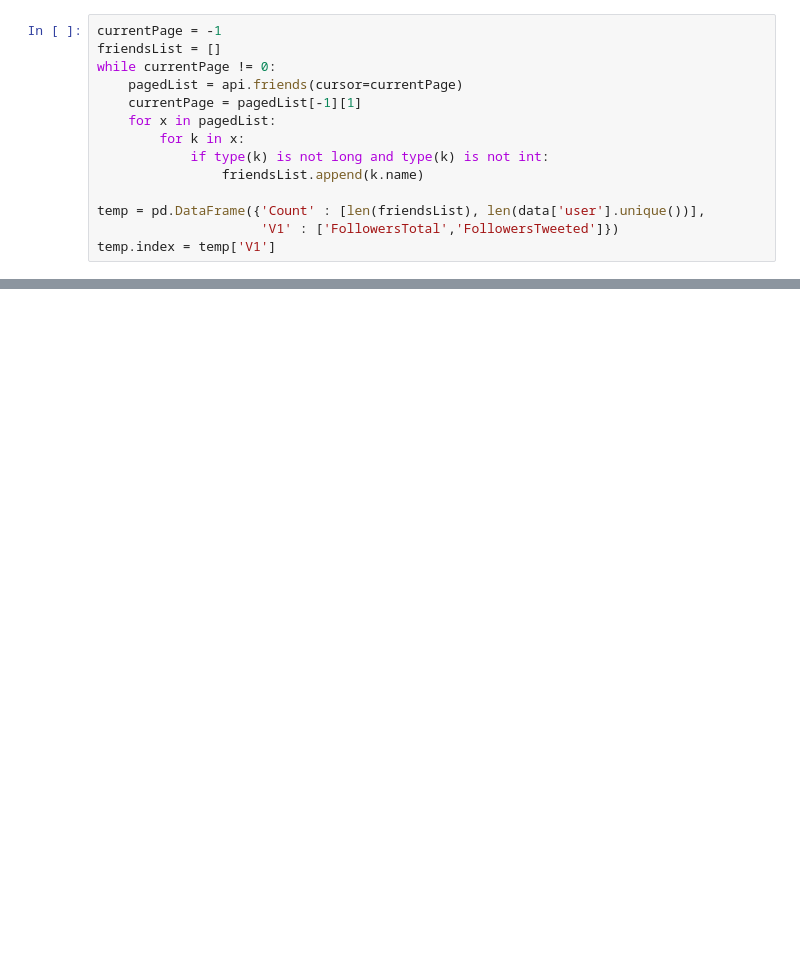
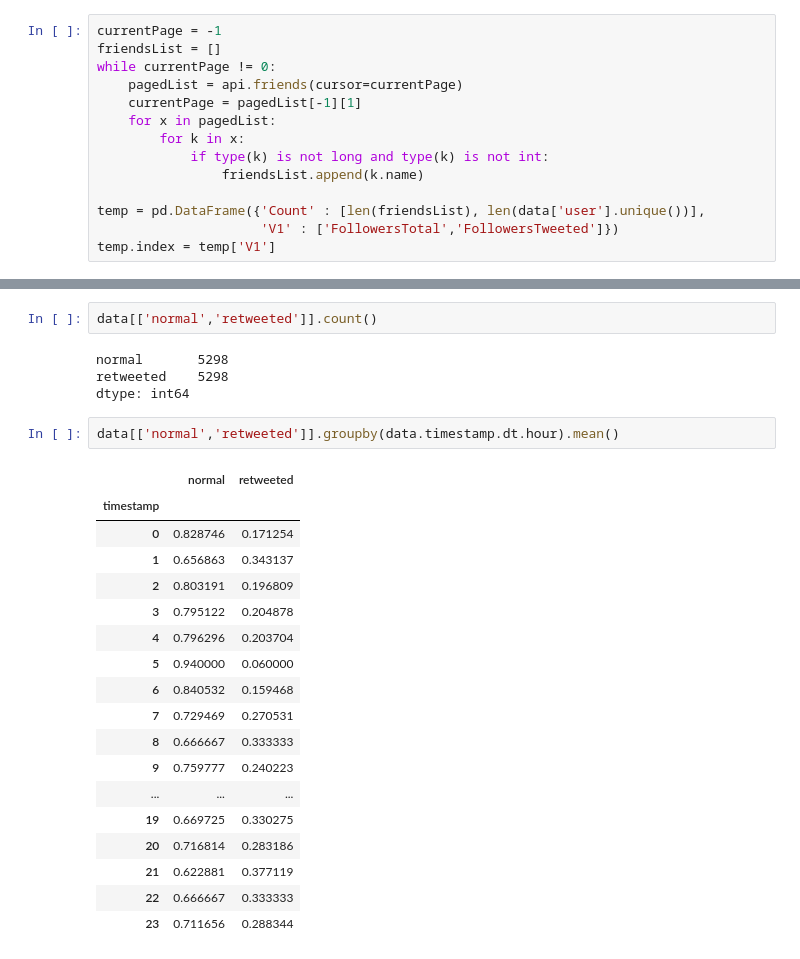
Before and after one commit to CalebWelch/music_theory_twitter, a Jupyter notebook: Analysisbook.ipynb, the cells around one changed output, grey strips where cells are left out. Saved outputs shown, nothing was run; the diff lists cells and outputs as text; blank space fills up the shorter version.

```diff
--- a/Analysisbook.ipynb
+++ b/Analysisbook.ipynb
@@ -174,0 +97,27 @@ data.tail(20)
+# %%
+data[['normal','retweeted']].count()
+# %% [output]
+normal       5298
+retweeted    5298
+dtype: int64
+# %%
+data[['normal','retweeted']].groupby(data.timestamp.dt.hour).mean()
+# %% [output]
+|  | normal | retweeted |
+| timestamp |  |  |
+| 0 | 0.828746 | 0.171254 |
+| 1 | 0.656863 | 0.343137 |
+| 2 | 0.803191 | 0.196809 |
+| 3 | 0.795122 | 0.204878 |
+| 4 | 0.796296 | 0.203704 |
+| 5 | 0.940000 | 0.060000 |
+| 6 | 0.840532 | 0.159468 |
+| 7 | 0.729469 | 0.270531 |
+| 8 | 0.666667 | 0.333333 |
+| 9 | 0.759777 | 0.240223 |
+| ... | ... | ... |
+| 19 | 0.669725 | 0.330275 |
+| 20 | 0.716814 | 0.283186 |
+| 21 | 0.622881 | 0.377119 |
+| 22 | 0.666667 | 0.333333 |
+| 23 | 0.711656 | 0.288344 |
```
Also changed, not shown: parts of 18 cells of this notebook, 1 other file.
